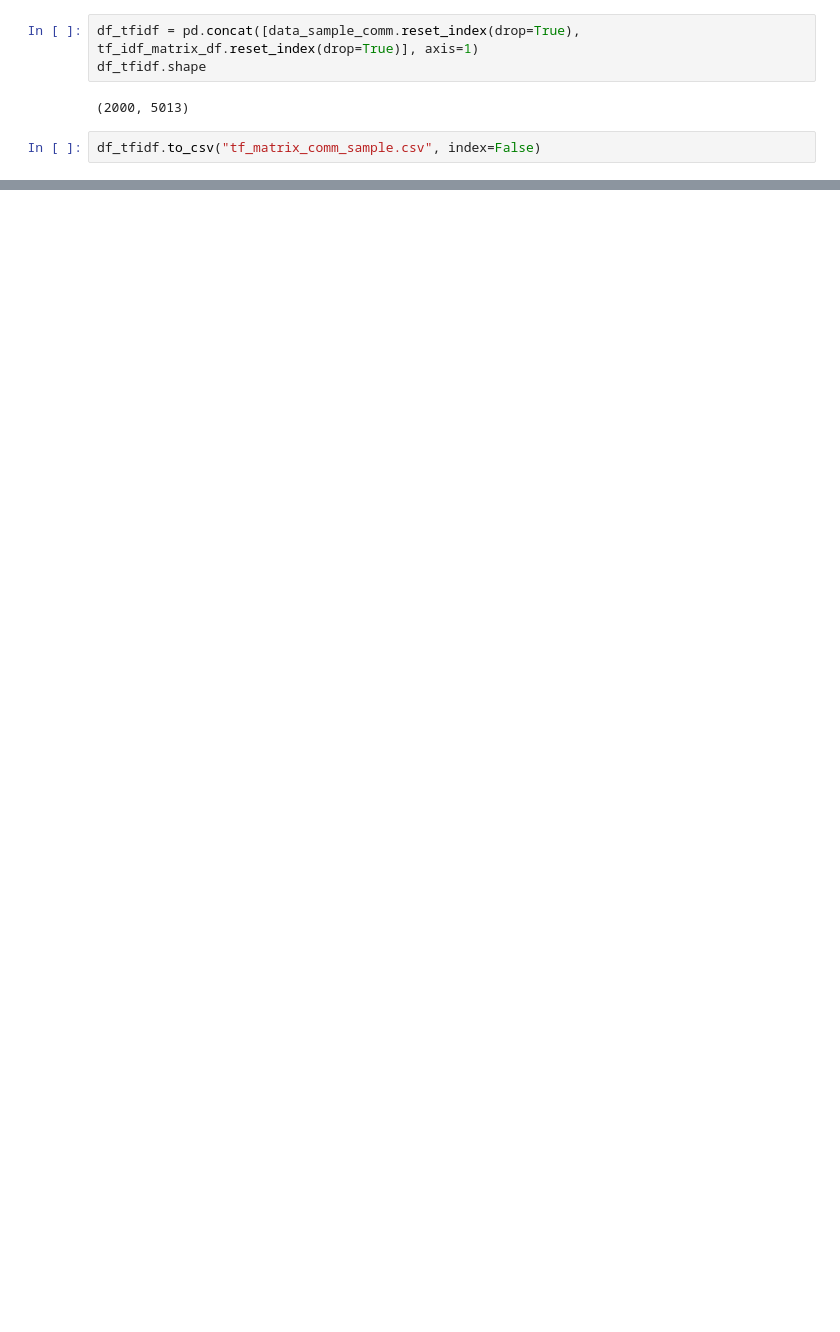
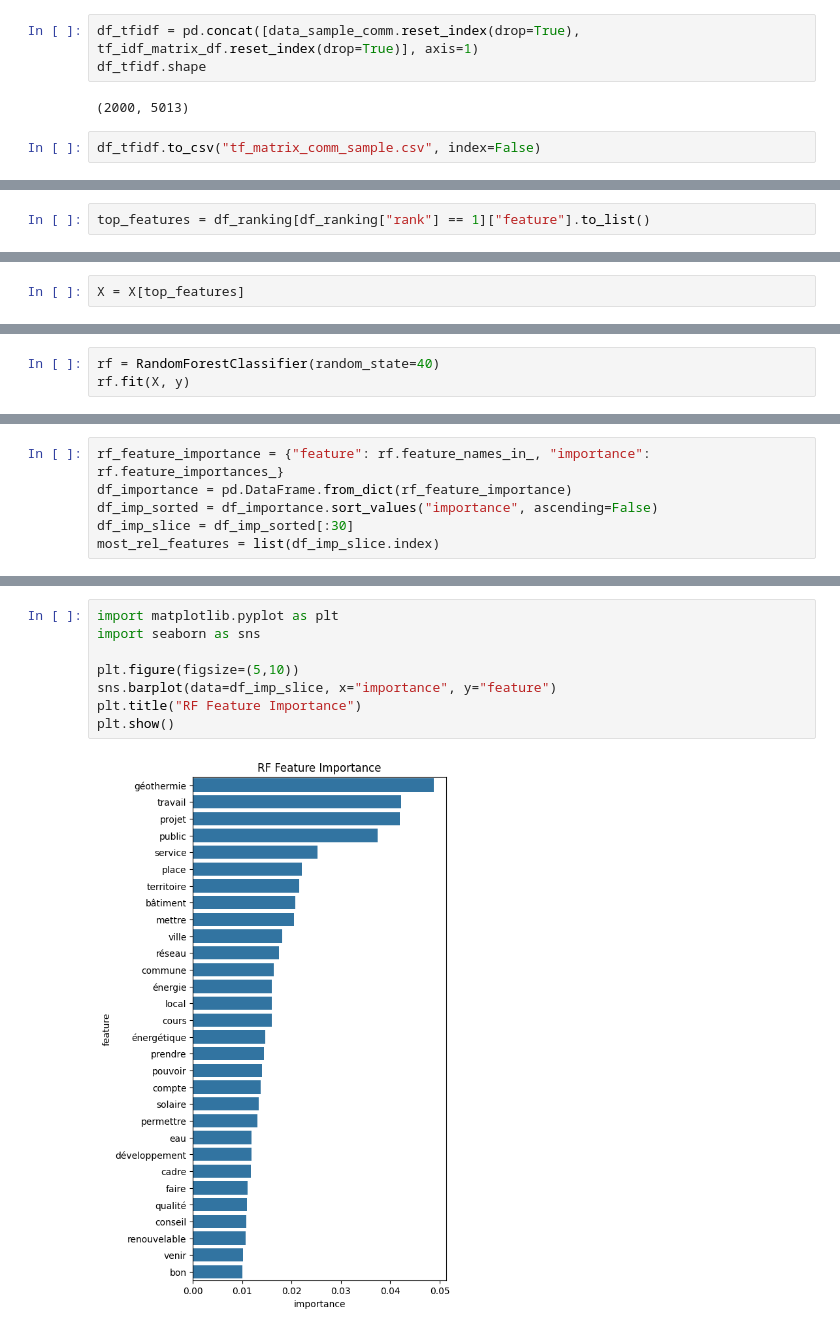
Before and after one commit to alberto-lorente/Council-Minutes, a Jupyter notebook: Alberto Research/1. LLM Embedding Clustering.ipynb, the cells around one changed output, grey strips where cells are left out. Drawn from its saved outputs; the diff is of its cells as text; blank space fills up the shorter version.

```diff
--- a/Alberto Research/1. LLM Embedding Clustering.ipynb
+++ b/Alberto Research/1. LLM Embedding Clustering.ipynb
@@ -216,0 +297,2 @@ df_tfidf.to_csv("tf_matrix_comm_sample.csv", index=False)
+# %%
+top_features = df_ranking[df_ranking["rank"] == 1]["feature"].to_list()
@@ -216,0 +301,2 @@ df_tfidf.to_csv("tf_matrix_comm_sample.csv", index=False)
+# %%
+X = X[top_features]
@@ -216,0 +311,3 @@ df_tfidf.to_csv("tf_matrix_comm_sample.csv", index=False)
+# %%
+rf = RandomForestClassifier(random_state=40)
+rf.fit(X, y)
@@ -216,0 +328,6 @@ df_tfidf.to_csv("tf_matrix_comm_sample.csv", index=False)
+# %%
+rf_feature_importance = {"feature": rf.feature_names_in_, "importance": rf.feature_importances_}
+df_importance = pd.DataFrame.from_dict(rf_feature_importance)
+df_imp_sorted = df_importance.sort_values("importance", ascending=False)
+df_imp_slice = df_imp_sorted[:30]
+most_rel_features = list(df_imp_slice.index)
@@ -216,0 +343,10 @@ df_tfidf.to_csv("tf_matrix_comm_sample.csv", index=False)
+# %%
+import matplotlib.pyplot as plt
+import seaborn as sns
+
+plt.figure(figsize=(5,10))
+sns.barplot(data=df_imp_slice, x="importance", y="feature")
+plt.title("RF Feature Importance")
+plt.show()
+# %% [output]
+[figure, added]
```
Also changed, not shown: parts of 32 cells of this notebook, 1 other file.
